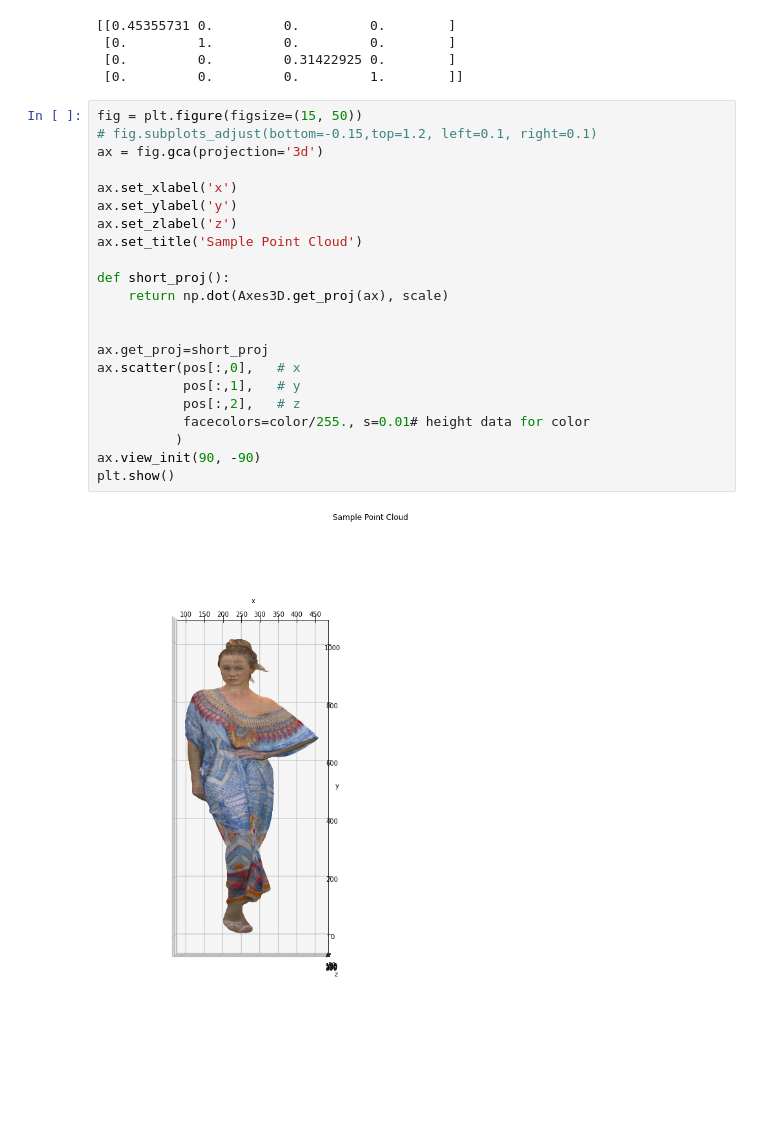
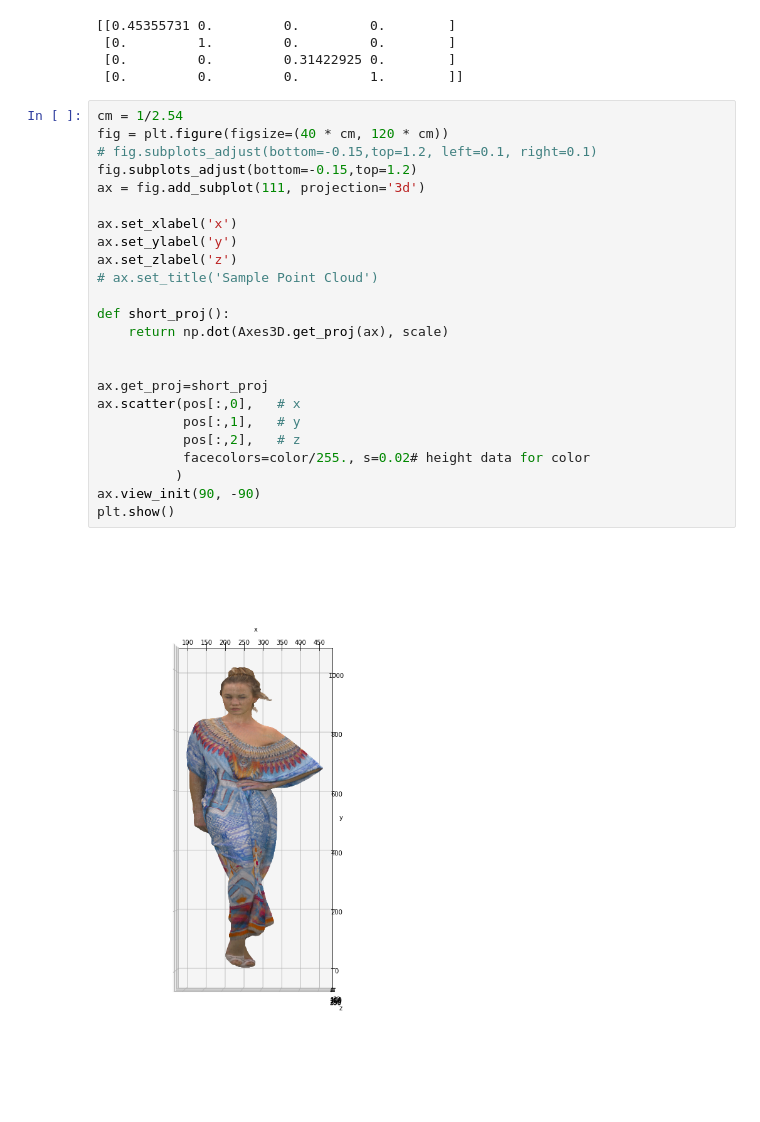
Before and after one commit to matthewdm0816/amafilter, a Jupyter notebook: notebooks/test_visualize.ipynb, the cells around one changed output. Saved outputs shown, nothing was run; the diff lists cells and outputs as text.

```diff
--- a/notebooks/test_visualize.ipynb
+++ b/notebooks/test_visualize.ipynb
@@ -75,26 +75,28 @@ mpl.rcParams['legend.fontsize'] = 10
  [0.         0.         0.31422925 0.        ]
  [0.         0.         0.         1.        ]]
 # %%
-fig = plt.figure(figsize=(15, 50))
+cm = 1/2.54
+fig = plt.figure(figsize=(40 * cm, 120 * cm))
 # fig.subplots_adjust(bottom=-0.15,top=1.2, left=0.1, right=0.1)
-ax = fig.gca(projection='3d')
+fig.subplots_adjust(bottom=-0.15,top=1.2)
+ax = fig.add_subplot(111, projection='3d')
 
 ax.set_xlabel('x')
 ax.set_ylabel('y')
 ax.set_zlabel('z')
-ax.set_title('Sample Point Cloud')
+# ax.set_title('Sample Point Cloud')
 
 def short_proj():
     return np.dot(Axes3D.get_proj(ax), scale)
 
 
 ax.get_proj=short_proj
 ax.scatter(pos[:,0],   # x
            pos[:,1],   # y
            pos[:,2],   # z
-           facecolors=color/255., s=0.01# height data for color
+           facecolors=color/255., s=0.02# height data for color
           )
 ax.view_init(90, -90)
 plt.show()
 # %% [output]
-[figure, old version]
+[figure, new version]
```
